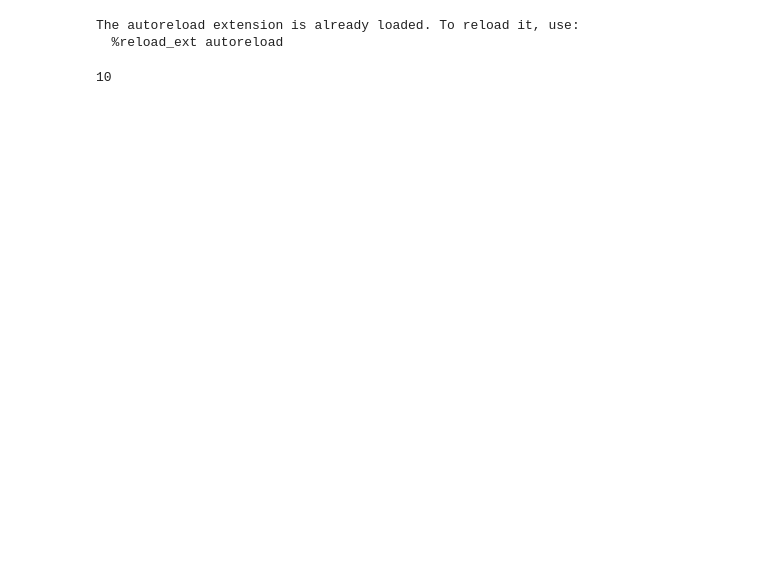
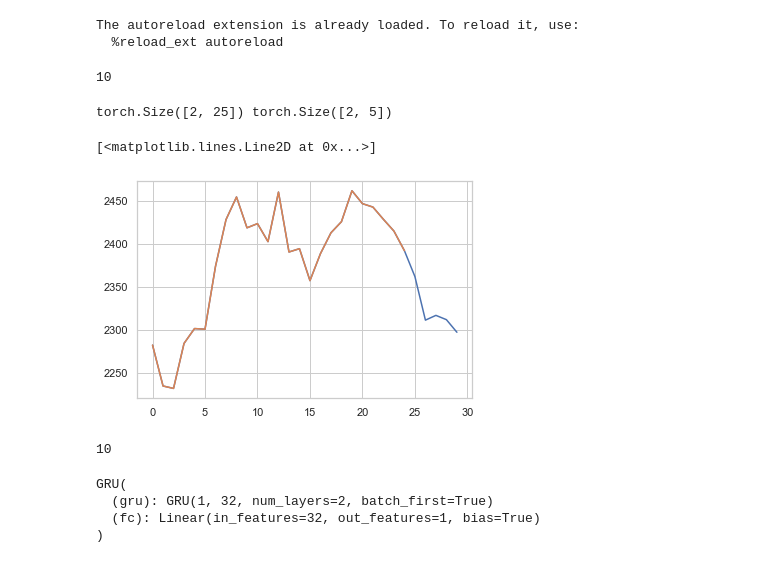
Before and after one commit to Altair200333/lunarcrush_api_test, a Jupyter notebook: eth_pred_baseline.ipynb, the cells around one changed output. Saved outputs shown, nothing was run; the diff lists cells and outputs as text; code cells hidden in the pictures; blank space fills up the shorter version.

```diff
--- a/eth_pred_baseline.ipynb
+++ b/eth_pred_baseline.ipynb
@@ -42,8 +42,10 @@ def readStats(name):
     with open('stats/'+str(name), 'rb') as f:
         return pickle.load(f)
 # %%
+scaler = MinMaxScaler(feature_range=(-1, 1))
+
 class CryptoDataset(Dataset):
-    def __init__(self, folder, transform=None, predict_cutoff = 20):
+    def __init__(self, folder, transform=None, cutoff = 25):
         self.transform = transform
         self.folder = folder
 
@@ -51,7 +53,7 @@ class CryptoDataset(Dataset):
 
         self.count = len(files)
         self.games_path = list()
-        self.predict_cutoff = predict_cutoff
+        self.cutoff = cutoff
 
         for f in os.listdir(self.folder):
             self.games_path.append(f)
@@ -64,7 +66,13 @@ class CryptoDataset(Dataset):
 
         base_stats = readStats(path)
 
-        if self.transform is not None:
-            base_stats = self.transform(base_stats)
+        close_train = np.array(base_stats.closes.getData()[:self.cutoff])
+        close_gt = np.array(base_stats.closes.getData()[self.cutoff:])
 
-        return base_stats, base_stats, index
+        trainOut = np.array([close_train, close_train])
+        gtOut = np.array([close_gt, close_gt])
+
+        trainOut = torch.from_numpy(trainOut).type(torch.Tensor)
+        gtOut = torch.from_numpy(gtOut).type(torch.Tensor)
+
+        return trainOut, gtOut, index
@@ -74,4 +78,0 @@ scaler = MinMaxScaler(feature_range=(-1, 1))
-# %%
-len(train_dataset)
-# %% [output]
-10
@@ -77,0 +81,15 @@ len(train_dataset)
+# %%
+len(train_dataset)
+# %% [output]
+10
+# %%
+sns.set_style("whitegrid")
+a, b, c = train_dataset[0]
+print(a.shape, b.shape)
+res = np.concatenate([a[0], b[0]])
+plt.plot(res)
+plt.plot(a[0])
+# %% [output]
+torch.Size([2, 25]) torch.Size([2, 5])
+[<matplotlib.lines.Line2D at 0x...>]
+[figure, added]
@@ -77,0 +111,24 @@ len(train_dataset)
+# %%
+batch_size = 1
+
+data_size = len(train_dataset)
+print(data_size)
+validation_fraction = .2
+
+
+val_split = int(np.floor((validation_fraction) * data_size))
+indices = list(range(data_size))
+np.random.seed(42)
+np.random.shuffle(indices)
+
+val_indices, train_indices = indices[:val_split], indices[val_split:]
+
+train_sampler = SubsetRandomSampler(train_indices)
+val_sampler = SubsetRandomSampler(val_indices)
+
+train_loader = torch.utils.data.DataLoader(train_dataset, batch_size=batch_size,
+                                           sampler=train_sampler)
+val_loader = torch.utils.data.DataLoader(train_dataset, batch_size=batch_size,
+                                         sampler=val_sampler)
+# %% [output]
+10
@@ -77,0 +212,10 @@ len(train_dataset)
+# %%
+model = GRU(input_dim=1, hidden_dim=32, output_dim=1, num_layers=2)
+print(model)
+criterion = torch.nn.MSELoss(reduction='mean')
+optimiser = torch.optim.Adam(model.parameters(), lr=0.01)
+# %% [output]
+GRU(
+  (gru): GRU(1, 32, num_layers=2, batch_first=True)
+  (fc): Linear(in_features=32, out_features=1, bias=True)
+)
```
Also changed, not shown: parts of 6 cells of this notebook, 1 other file.
